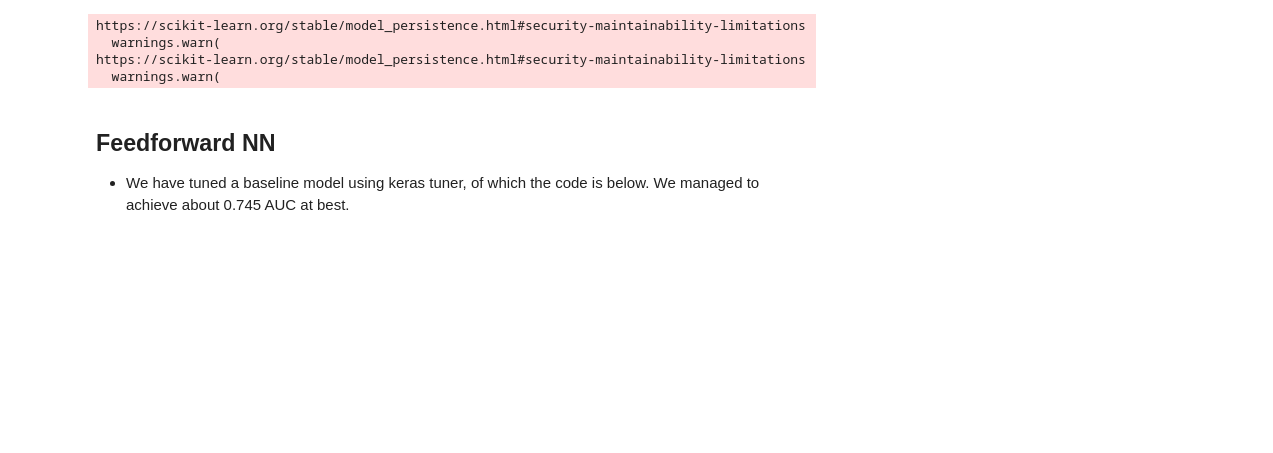
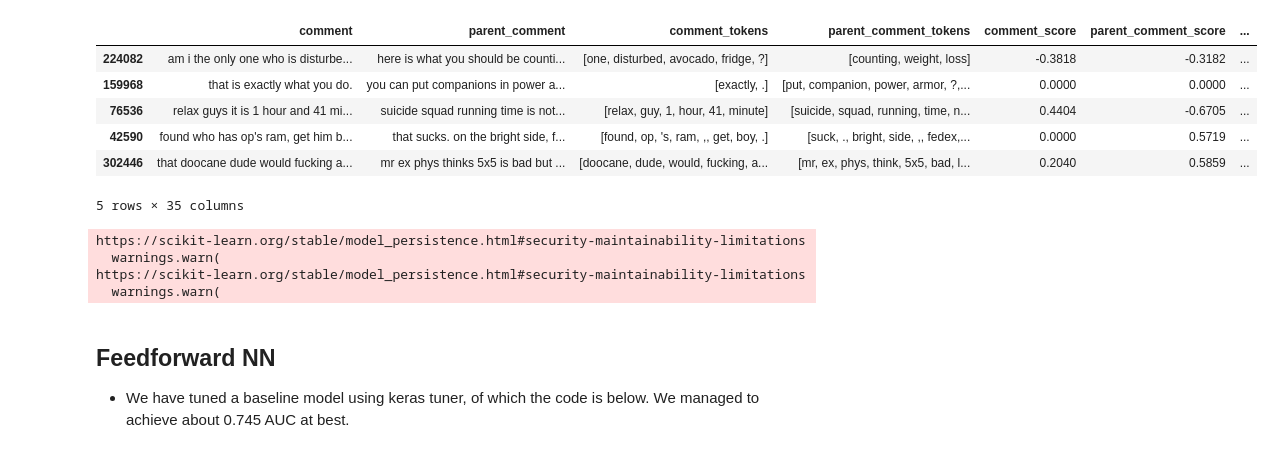
Before and after one commit to hoofangyu/cs3244_pg21, a Jupyter notebook: 5_deep_learning_1.ipynb, the cells around one changed output. Cells and saved outputs as stored; diff of their text form; code cells hidden in the pictures; blank space fills up the shorter version.

```diff
--- a/5_deep_learning_1.ipynb
+++ b/5_deep_learning_1.ipynb
@@ -9,6 +9,16 @@ from joblib import load
 from sklearn.metrics import roc_curve, auc
 import matplotlib.pyplot as plt
 from lime.lime_tabular import LimeTabularExplainer
+# %%
+train.head()
+# %% [output]
+|  | comment | parent_comment | comment_tokens | parent_comment_tokens | comment_score | parent_comment_score | ... |
+| 224082 | am i the only one who is disturbe... | here is what you should be counti... | [one, disturbed, avocado, fridge, ?] | [counting, weight, loss] | -0.3818 | -0.3182 | ... |
+| 159968 | that is exactly what you do. | you can put companions in power a... | [exactly, .] | [put, companion, power, armor, ?,... | 0.0000 | 0.0000 | ... |
+| 76536 | relax guys it is 1 hour and 41 mi... | suicide squad running time is not... | [relax, guy, 1, hour, 41, minute] | [suicide, squad, running, time, n... | 0.4404 | -0.6705 | ... |
+| 42590 | found who has op's ram, get him b... | that sucks. on the bright side, f... | [found, op, 's, ram, ,, get, boy, .] | [suck, ., bright, side, ,, fedex,... | 0.0000 | 0.5719 | ... |
+| 302446 | that doocane dude would fucking a... | mr ex phys thinks 5x5 is bad but ... | [doocane, dude, would, fucking, a... | [mr, ex, phys, think, 5x5, bad, l... | 0.2040 | 0.5859 | ... |
+5 rows × 35 columns
 # %%
 train = pd.read_pickle("data/train.pkl")
 test = pd.read_pickle("data/test.pkl")
```
Also changed, not shown: parts of 3 cells of this notebook.
